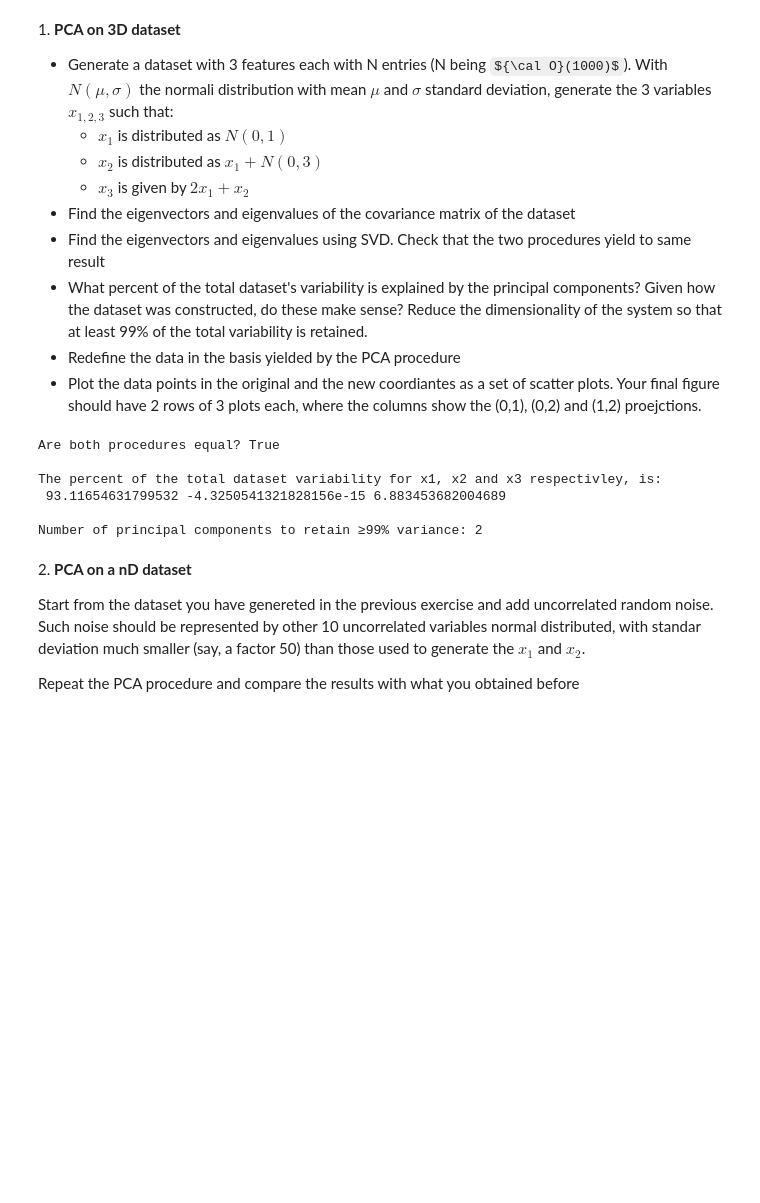
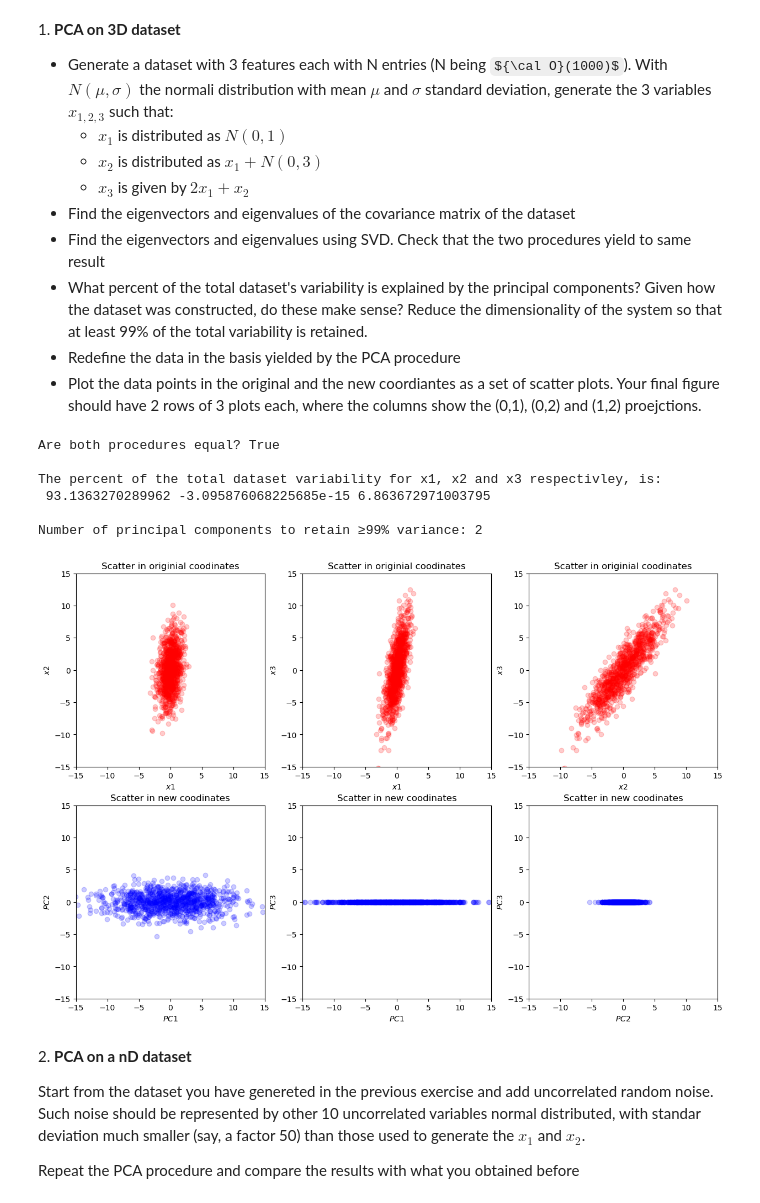
Before and after one commit to adrianorellanamontes/LaboratoryOfComputationalPhysics_Y8, a Jupyter notebook: 08ex_LinearAlgebra.ipynb, the cells around one changed output. Saved outputs shown, nothing was run; the diff lists cells and outputs as text; code cells hidden in the pictures; some formulas as TeX source; blank space fills up the shorter version.

```diff
--- a/08ex_LinearAlgebra.ipynb
+++ b/08ex_LinearAlgebra.ipynb
@@ -16,13 +17,13 @@ from scipy import linalg as la
 # %%
 # Dataset with 3 features, each with N(mu,sigma).
 mu = 0
-sigma1, sigma2, sigma3 = 1, 4, 6
 N = 1000
     # x1 as N(0,1)
 sigma1 = 1
 x1 = np.random.normal(mu, sigma1, N).T
     # x2 as x1 + N(0,3)
-noise2 = np.random.normal(0, 3, N)
+sigma2 = 3
+noise2 = np.random.normal(mu, sigma2, N)
 x2 = x1 + noise2
     # x3 as 2 * x1 + x2
 x3 = 2 * x1 + x2
@@ -31,39 +32,81 @@ x3 = 2 * x1 + x2
 X = np.vstack((x1, x2, x3)) # Remember that " X " rows have to be the variables to apply " .cov(X) ".
 l0, V0 = la.eig(np.cov(X))
 X_cov = np.real_if_close(np.dot(V0, np.dot(np.diag(l0), V0.T))) # We take only the real part (imaginary appears because of approximations).
+# If we want to order the eigenvalues (descending):
+   # idx_cov = np.argsort(l_cov)[::-1]
+   # l_cov_sorted = l_cov[idx_cov]
+   # V_cov_sorted = V_cov[:, idx_cov]
 
 # Eigenvectors and eigenvalues using SVD.
-U, spectrum, Vt = la.svd(X) # " X " is a 3xN matrix so U will be 3x3 because X = U * spectrum * Vt.
-l_svd = spectrum**2/(N-1)
+Xc = X - X.mean(axis=1, keepdims=True) # We need centered data for SVD.
+U, spectrum, Vt = la.svd(Xc) # " X " is a 3xN matrix so U will be 3x3 because X = U * spectrum * Vt.
+l_svd = spectrum**2 / (N-1) # In this case, the eigenvalues are ordered from largest to smallest.
 V_svd = U
 X_svd = np.dot(V_svd, np.dot(np.diag(l_svd), V_svd.T))
 # Check if the two procedures yield to same result (with an 0.1 aprox. error).
-print('Are both procedures equal?', np.allclose(X_cov, X_svd, atol=1e-1),'\n')
+print('Are both procedures equal?', np.allclose(X_cov, X_svd),'\n')
 
 # Total dataset's variability explained by the principal components.
 # Reduced the dimensionality with at least 99% of the total variability retained.
 total_var = sum(np.real_if_close(l0))
 p_var = 100 * np.real_if_close(l0) / total_var
 print('The percent of the total dataset variability for x1, x2 and x3 respectivley, is:','\n',p_var[0],p_var[1],p_var[2],'\n')
 cumulative_var = np.cumsum(p_var)  # Cumulative sum in percent.
 num_pcs = np.argmax(cumulative_var >= 99)
 print("Number of principal components to retain ≥99% variance:", num_pcs)
 # Since the dataset is generated from two independent sources of variability, it is expected that almost all of the total variance
 # is concentrated in two principal components. The first principal component explains around 90% of the variance because it
 # corresponds to a linear combination dominated by the source with the larger variance, N(0,3), while the second principal
 # component captures the remaining variability associated with N(0,1).
 
 # Data in the basis yielded by the PCA procedure.
+Xp = np.dot(V_svd.T,Xc).T
 
+# Plot of data points in the original and the new coordiantes as a set of scatter plots.
+fig, axes = plt.subplots(2, 3, figsize=(15, 10))
+ax1, ax2, ax3, ax4, ax5, ax6 = axes.flatten()
 
-# Data points in the original and the new coordiantes as a set of scatter plots.
+ax1.scatter(x=x1, y=x2, marker='o', c='r', alpha=0.2)
+ax1.set_title('Scatter in originial coodinates')
+ax1.set_xlabel('$x1$')
+ax1.set_ylabel('$x2$')
+
+ax2.scatter(x=x1, y=x3, marker='o', c='r', alpha=0.2)
+ax2.set_title('Scatter in originial coodinates')
+ax2.set_xlabel('$x1$')
+ax2.set_ylabel('$x3$')
+
+ax3.scatter(x=x2, y=x3, marker='o', c='r', alpha=0.2)
+ax3.set_title('Scatter in originial coodinates')
+ax3.set_xlabel('$x2$')
+ax3.set_ylabel('$x3$')
+
+ax4.scatter(x=Xp[:,0], y=Xp[:,1], marker='o', c='b', alpha=0.2)
+ax4.set_title('Scatter in new coodinates')
+ax4.set_xlabel('$PC1$')
+ax4.set_ylabel('$PC2$')
+
+ax5.scatter(x=Xp[:,0], y=Xp[:,2], marker='o', c='b', alpha=0.2)
+ax5.set_title('Scatter in new coodinates')
+ax5.set_xlabel('$PC1$')
+ax5.set_ylabel('$PC3$')
+
+ax6.scatter(x=Xp[:,1], y=Xp[:,2], marker='o', c='b', alpha=0.2)
+ax6.set_title('Scatter in new coodinates')
+ax6.set_xlabel('$PC2$')
+ax6.set_ylabel('$PC3$')
+
+for ax in [ax1, ax2, ax3, ax4, ax5, ax6]:
+    ax.set_xlim(-15, 15)   # set x-axis from -20 to 20
+    ax.set_ylim(-15, 15)   # set y-axis from -20 to 20
 # %% [output]
 Are both procedures equal? True
 
 The percent of the total dataset variability for x1, x2 and x3 respectivley, is:
- 93.11654631799532 -4.3250541321828156e-15 6.883453682004689
+ 93.1363270289962 -3.095876068225685e-15 6.863672971003795
 
 Number of principal components to retain ≥99% variance: 2
+[figure, added]
 # %% [markdown]
 2\. **PCA on a nD dataset**
 
```
Also changed, not shown: parts of 2 cells of this notebook, 2 other files.
